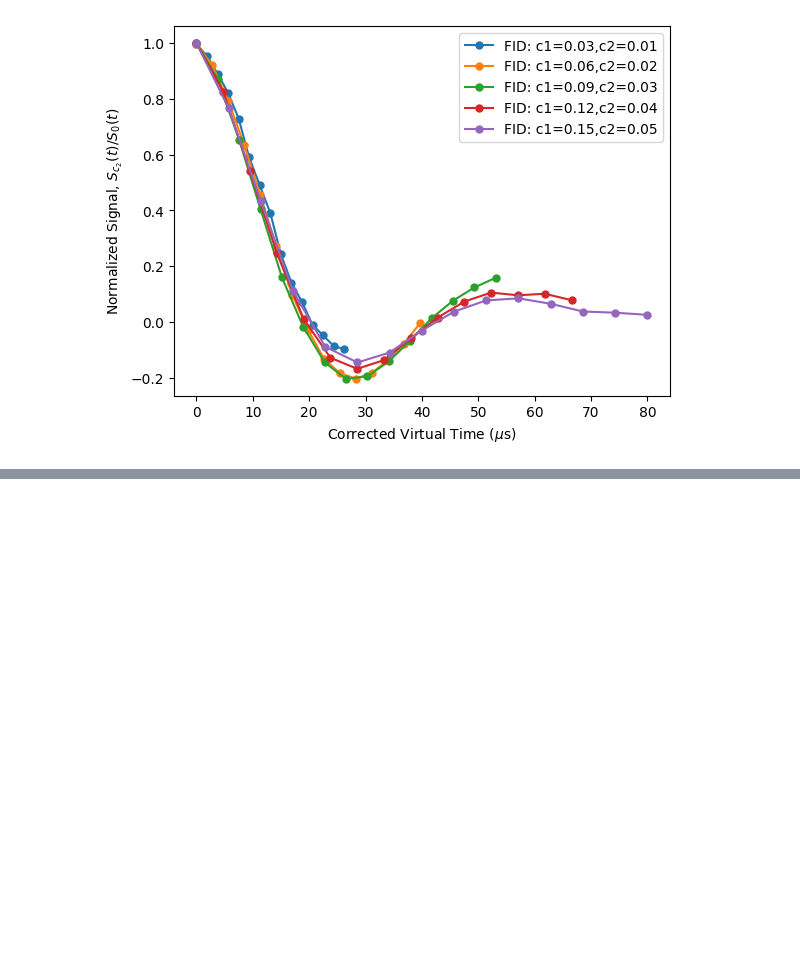
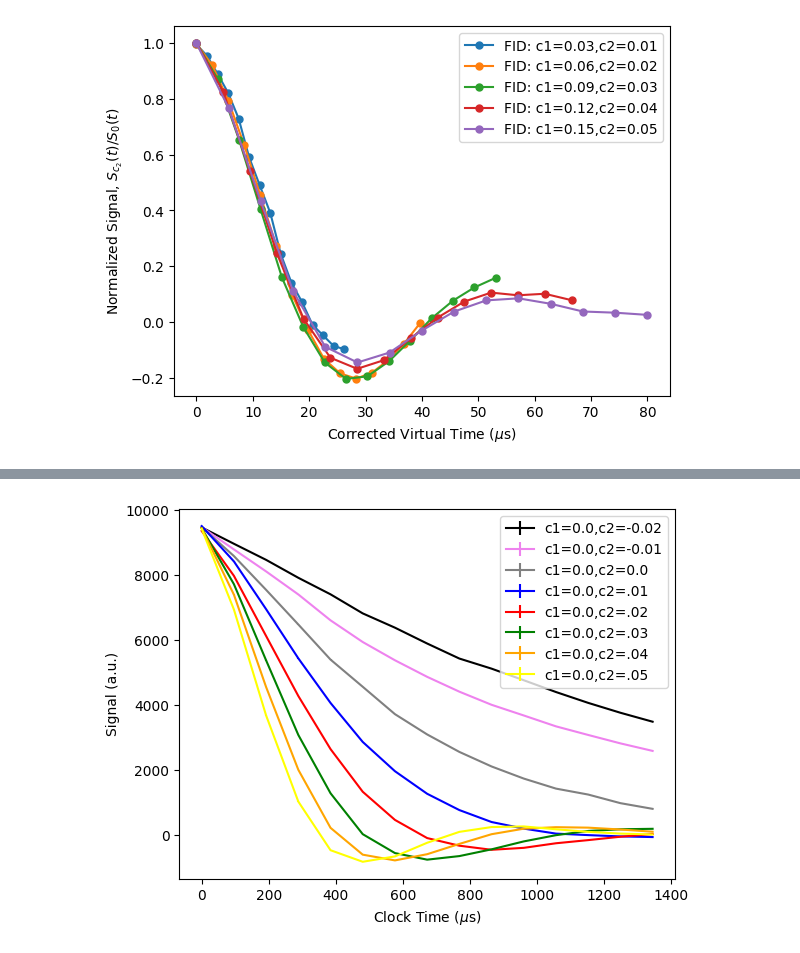
Before and after one commit to awstasiuk/phd-notebooks, a Jupyter notebook: LiF Cals/diffusion_expt_pt2.ipynb, the cells around one changed output, grey strips where cells are left out. Saved outputs shown, nothing was run; the diff lists cells and outputs as text; code cells hidden in the pictures; blank space fills up the shorter version.

```diff
--- a/LiF Cals/diffusion_expt_pt2.ipynb
+++ b/LiF Cals/diffusion_expt_pt2.ipynb
@@ -1761,0 +1790,15 @@ plt.show()
+# %%
+plt.errorbar(times, fids[(0.0, -.02)], err_data[(0.0,-0.02)], label="c1=0.0,c2=-0.02", color="black")
+plt.errorbar(times, fids[(0.0, -.01)], err_data[(0.0,-0.01)], label="c1=0.0,c2=-0.01", color="violet")
+plt.errorbar(times, fids[(0.0, .0)], err_data[(0.0,0.0)], label="c1=0.0,c2=0.0", color="grey")
+plt.errorbar(times, fids[(0.0, .01)], err_data[(0.0,0.01)], label="c1=0.0,c2=.01", color="blue")
+plt.errorbar(times, fids[(0.0, .02)], err_data[(0.0,0.02)], label="c1=0.0,c2=.02", color="red")
+plt.errorbar(times, fids[(0.0, .03)], err_data[(0.0,0.03)], label="c1=0.0,c2=.03", color="green")
+plt.errorbar(times, fids[(0.0, .04)], err_data[(0.0,0.04)], label="c1=0.0,c2=.04", color="orange")
+plt.errorbar(times, fids[(0.0, .05)], err_data[(0.0,0.05)], label="c1=0.0,c2=.05", color="yellow")
+plt.legend()
+plt.xlabel(rf"Clock Time ($\mu$s)")
+plt.ylabel(r"Signal (a.u.)")
+plt.show()
+# %% [output]
+[figure, added]
```
Also changed, not shown: parts of 22 cells of this notebook, 10 other files.
